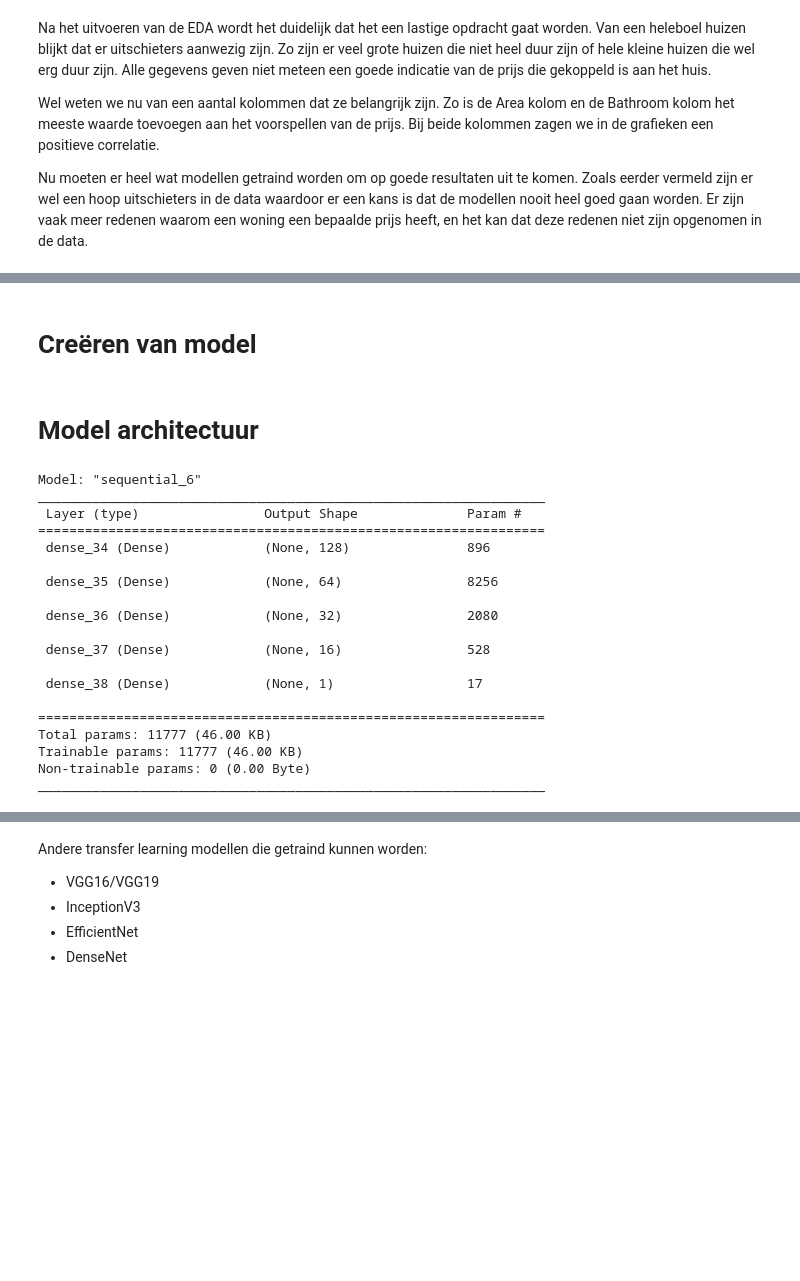
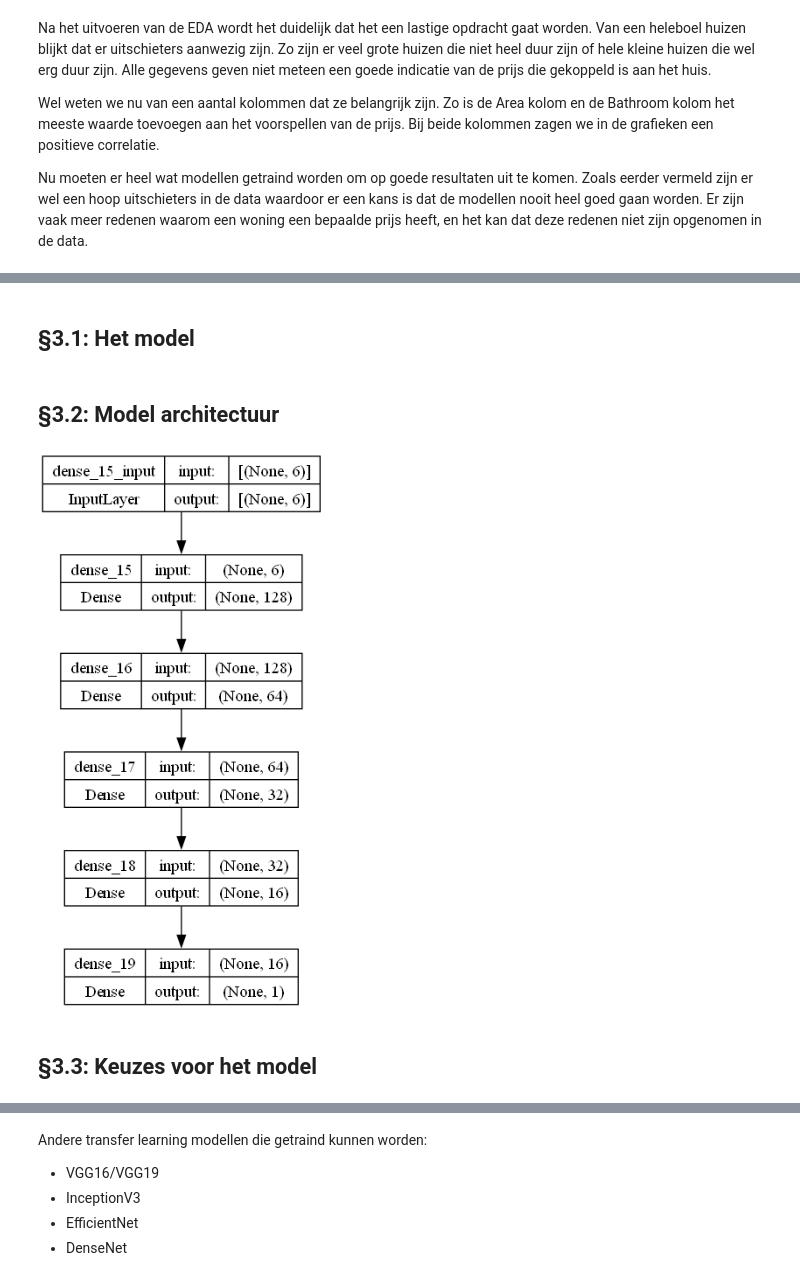
Before and after one commit to juliaboschman/Deep-Learning-Portfolio, a Jupyter notebook: Portfolio Deep Learning.ipynb, the cells around one changed output, grey strips where cells are left out. Cells and saved outputs as stored; diff of their text form; code cells hidden in the pictures; blank space fills up the shorter version.

```diff
--- a/Portfolio Deep Learning.ipynb
+++ b/Portfolio Deep Learning.ipynb
@@ -393,2 +405,3 @@ X_train, X_test, y_train, y_test = train_test_split(X, y, test_size=0.2, random_
 # %% [markdown]
-# Creëren van model
+<a name='3.1'></a>
+<h2>&sect;3.1: Het model</h2>
@@ -402,26 +419,12 @@ model.add(Dense(32, activation="relu"))
 model.add(Dense(16, activation="relu"))
 model.add(Dense(1, activation="relu"))
 # %% [markdown]
-# Model architectuur
+<a name='3.2'></a>
+<h2>&sect;3.2: Model architectuur</h2>
 # %%
-model.summary()
+tf.keras.utils.plot_model(model, to_file='fully_connected.png', show_shapes=True, show_layer_names=True)
 # %% [output]
-Model: "sequential_6"
-_________________________________________________________________
- Layer (type)                Output Shape              Param #
-=================================================================
- dense_34 (Dense)            (None, 128)               896
-
- dense_35 (Dense)            (None, 64)                8256
-
- dense_36 (Dense)            (None, 32)                2080
-
- dense_37 (Dense)            (None, 16)                528
-
- dense_38 (Dense)            (None, 1)                 17
-
-=================================================================
-Total params: 11777 (46.00 KB)
-Trainable params: 11777 (46.00 KB)
-Non-trainable params: 0 (0.00 Byte)
-_________________________________________________________________
+[figure, added]
+# %% [markdown]
+<a name='3.3'></a>
+<h2>&sect;3.3: Keuzes voor het model</h2>
```
Also changed, not shown: parts of 50 cells of this notebook.
